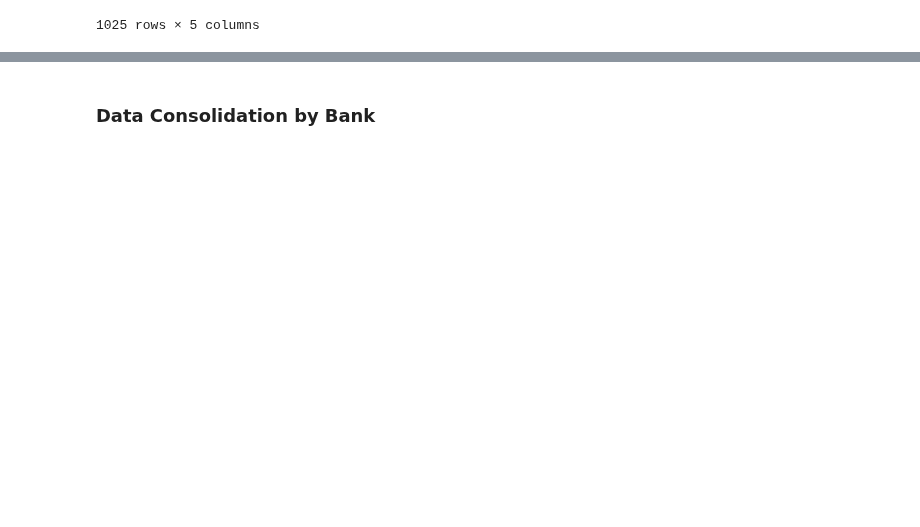
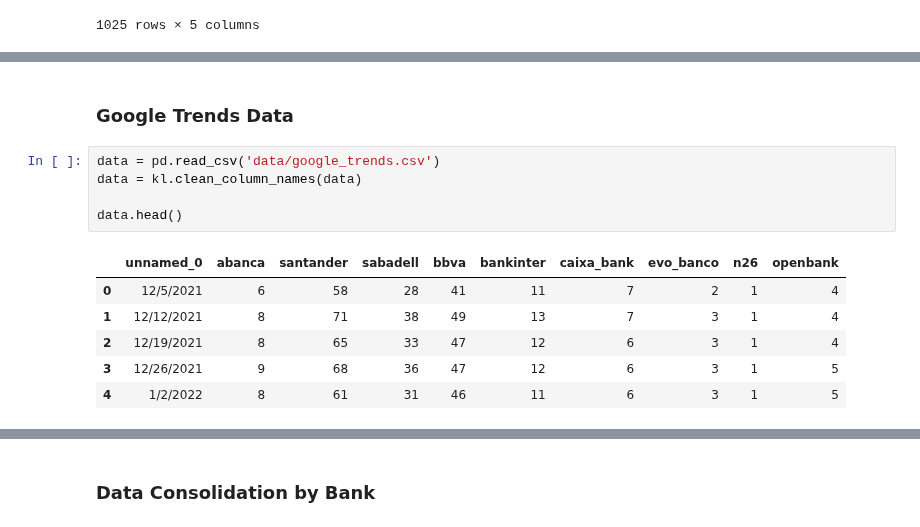
Before and after one commit to agbennett-bse/deloitte_digital_banking, a Jupyter notebook: deloitte_digital_banking/preprocessing.ipynb, the cells around one changed output, grey strips where cells are left out. Cells and saved outputs as stored; diff of their text form; blank space fills up the shorter version.

```diff
--- a/deloitte_digital_banking/preprocessing.ipynb
+++ b/deloitte_digital_banking/preprocessing.ipynb
@@ -331,0 +362,14 @@ news_data.head()
+# %% [markdown]
+### Google Trends Data
+# %%
+data = pd.read_csv('data/google_trends.csv')
+data = kl.clean_column_names(data)
+
+data.head()
+# %% [output]
+|  | unnamed_0 | abanca | santander | sabadell | bbva | bankinter | caixa_bank | evo_banco | n26 | openbank |
+| 0 | 12/5/2021 | 6 | 58 | 28 | 41 | 11 | 7 | 2 | 1 | 4 |
+| 1 | 12/12/2021 | 8 | 71 | 38 | 49 | 13 | 7 | 3 | 1 | 4 |
+| 2 | 12/19/2021 | 8 | 65 | 33 | 47 | 12 | 6 | 3 | 1 | 4 |
+| 3 | 12/26/2021 | 9 | 68 | 36 | 47 | 12 | 6 | 3 | 1 | 5 |
+| 4 | 1/2/2022 | 8 | 61 | 31 | 46 | 11 | 6 | 3 | 1 | 5 |
```
Also changed, not shown: parts of 31 cells of this notebook, 20 other files.
